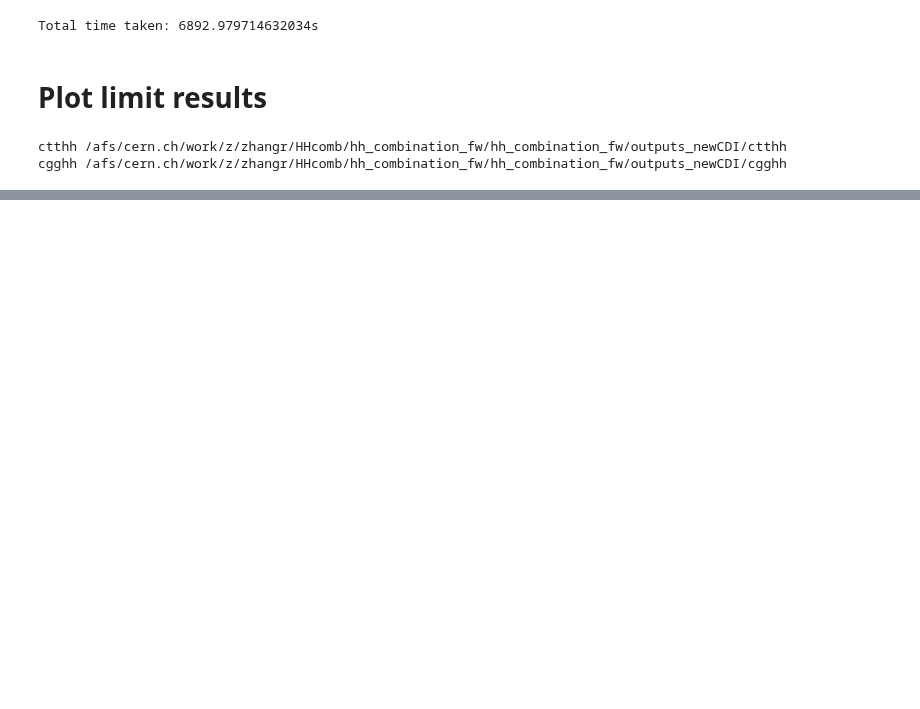
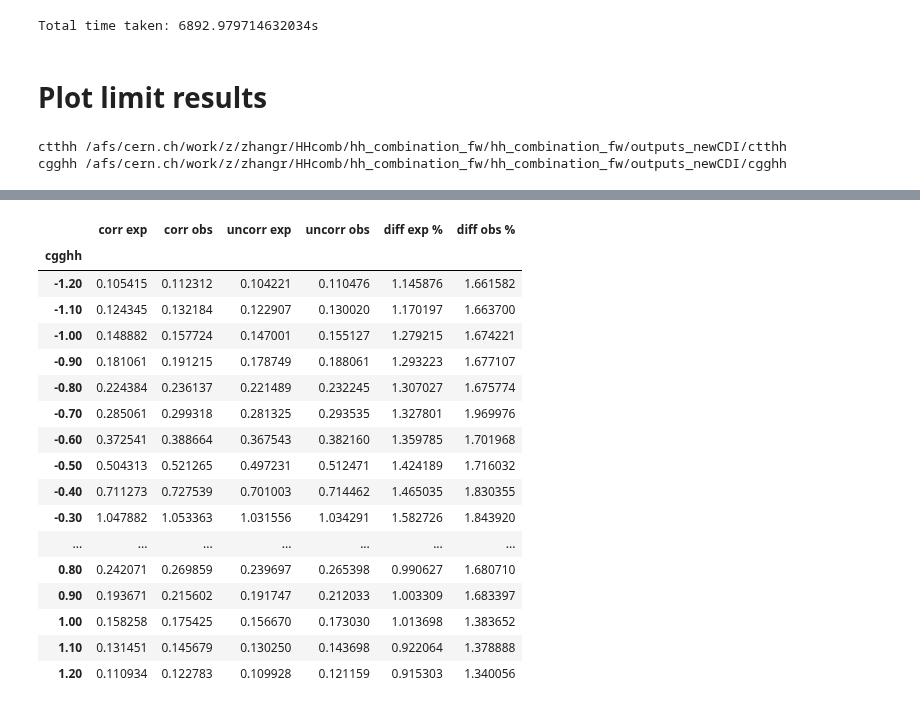
Before and after one commit to dyl64/hh_combination_fw, a Jupyter notebook: tutorials/HEFT_combination/T02-HEFT_cgghh_ctthh_scan.ipynb, the cells around one changed output, grey strips where cells are left out. Cells and saved outputs as stored; diff of their text form; code cells hidden in the pictures; blank space fills up the shorter version.

```diff
--- a/tutorials/HEFT_combination/T02-HEFT_cgghh_ctthh_scan.ipynb
+++ b/tutorials/HEFT_combination/T02-HEFT_cgghh_ctthh_scan.ipynb
@@ -244,2 +231,5 @@ limit_data
+# %%
+decorrelate_gghh = limit_data['cgghh']['combined']
+decorrelate_tthh = limit_data['ctthh']['combined']
 # %%
 interval = {}
@@ -290,0 +334,24 @@ save_path
+# %%
+gghh = pd.concat([correlate_gghh[['0', 'obs']], decorrelate_gghh[['0', 'obs']], \
+                  (correlate_gghh[['0', 'obs']]/decorrelate_gghh[['0', 'obs']] - 1) * 100], axis=1)
+gghh.columns = ['corr exp','corr obs', 'uncorr exp', 'uncorr obs', 'diff exp %', 'diff obs %']
+gghh
+# %% [output]
+|  | corr exp | corr obs | uncorr exp | uncorr obs | diff exp % | diff obs % |
+| cgghh |  |  |  |  |  |  |
+| -1.20 | 0.105415 | 0.112312 | 0.104221 | 0.110476 | 1.145876 | 1.661582 |
+| -1.10 | 0.124345 | 0.132184 | 0.122907 | 0.130020 | 1.170197 | 1.663700 |
+| -1.00 | 0.148882 | 0.157724 | 0.147001 | 0.155127 | 1.279215 | 1.674221 |
+| -0.90 | 0.181061 | 0.191215 | 0.178749 | 0.188061 | 1.293223 | 1.677107 |
+| -0.80 | 0.224384 | 0.236137 | 0.221489 | 0.232245 | 1.307027 | 1.675774 |
+| -0.70 | 0.285061 | 0.299318 | 0.281325 | 0.293535 | 1.327801 | 1.969976 |
+| -0.60 | 0.372541 | 0.388664 | 0.367543 | 0.382160 | 1.359785 | 1.701968 |
+| -0.50 | 0.504313 | 0.521265 | 0.497231 | 0.512471 | 1.424189 | 1.716032 |
+| -0.40 | 0.711273 | 0.727539 | 0.701003 | 0.714462 | 1.465035 | 1.830355 |
+| -0.30 | 1.047882 | 1.053363 | 1.031556 | 1.034291 | 1.582726 | 1.843920 |
+| ... | ... | ... | ... | ... | ... | ... |
+| 0.80 | 0.242071 | 0.269859 | 0.239697 | 0.265398 | 0.990627 | 1.680710 |
+| 0.90 | 0.193671 | 0.215602 | 0.191747 | 0.212033 | 1.003309 | 1.683397 |
+| 1.00 | 0.158258 | 0.175425 | 0.156670 | 0.173030 | 1.013698 | 1.383652 |
+| 1.10 | 0.131451 | 0.145679 | 0.130250 | 0.143698 | 0.922064 | 1.378888 |
+| 1.20 | 0.110934 | 0.122783 | 0.109928 | 0.121159 | 0.915303 | 1.340056 |
```
Also changed, not shown: parts of 12 cells of this notebook, 2 other files.
